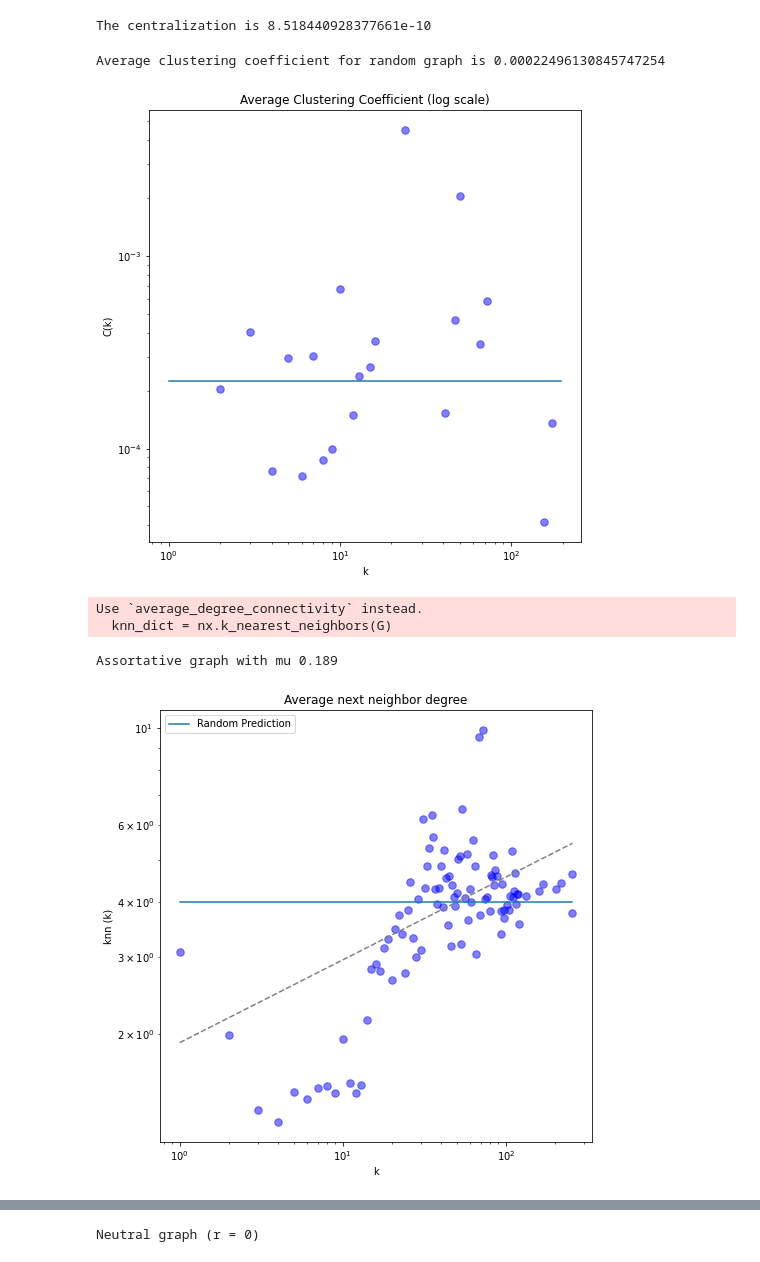
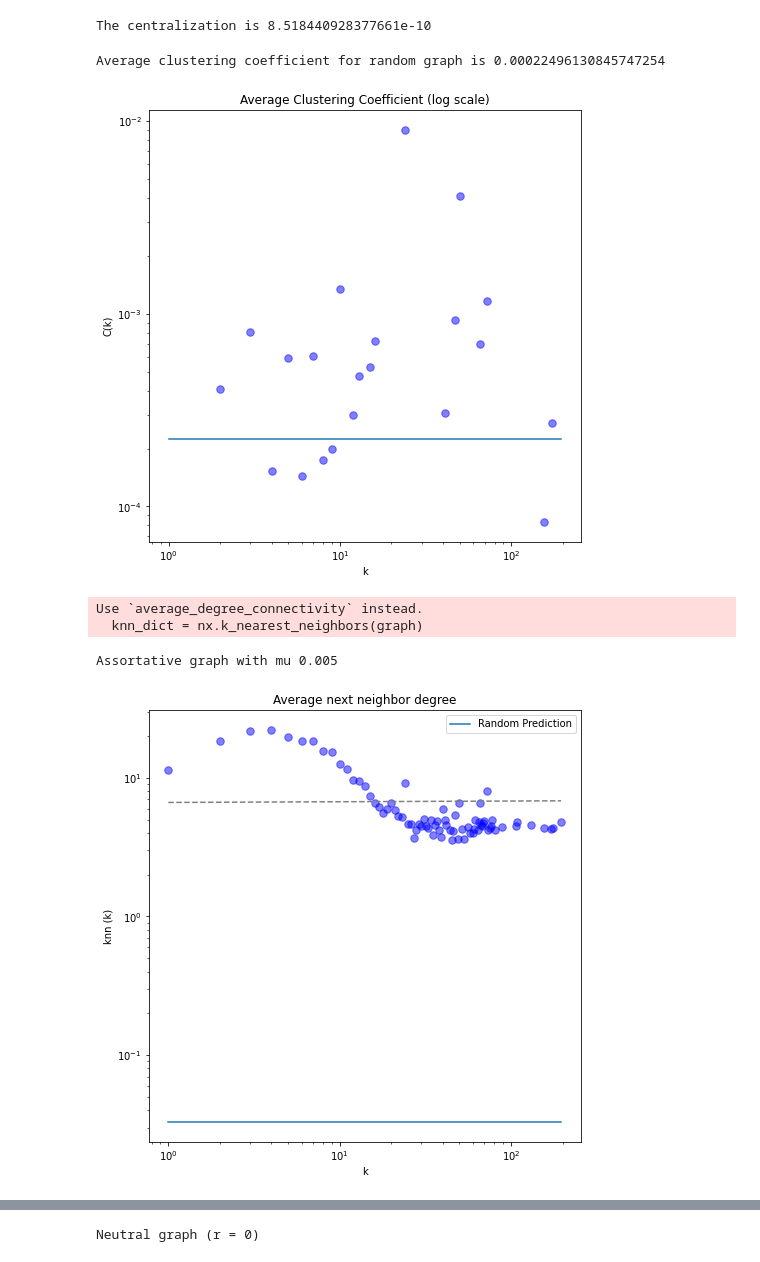
Before and after one commit to omeryefet/Complex_Networks, a Jupyter notebook: Project2022.ipynb, the cells around one changed output, grey strips where cells are left out. Saved outputs shown, nothing was run; the diff lists cells and outputs as text; code cells hidden in the pictures.

Commit message:
changed plot function to accept graph

```diff
--- a/Project2022.ipynb
+++ b/Project2022.ipynb
@@ -128,8 +111,12 @@ years_range = [(1990, 1994), (1995, 1999), (2000, 2004), (2005,2009), (2010, 201
 years_dict = {i:year_range for i,year_range in enumerate(years_range)}
 df_list =[df[(df['Funded_Year'] <= year_range[1]) & (df['Funded_Year'] >= year_range[0])] for year_range in years_range]
 graph_list = [nx.from_pandas_edgelist(df_list[i],source='Investor_Name',target='Company_Name', edge_attr=['Company_Market','Raised_Amount_USD'], create_using=nx.MultiDiGraph()) for i, _ in enumerate(years_range)]
-graph_list_companies = [make_companies_graph(df) for df in df_list]
-graph_list_investores = [make_investors_graph(df) for df in df_list]
+graph_list_bipartite = [nx.from_pandas_edgelist(df_list[i],source='Investor_Name',target='Company_Name', edge_attr=['Company_Market','Raised_Amount_USD'], create_using=nx.Graph()) for i in range(len(df_list))] # Regular bipartite
+graph_list_companies = [make_companies_graph(df) for df in df_list] # Company projections
+graph_list_investores = [make_investors_graph(df) for df in df_list] # Investor projections
+
+# Save gephi files
+#[nx.write_gexf(gs3[i], f"GephiInvestors{i}.gexf") for i in range(len(gs3))]
 # %% [markdown]
 #### General distributions
 # %%
@@ -489,12 +471,12 @@ print_centralization(3,'Closeness')
 # %% [output]
 The centralization is 8.518440928377661e-10
 # %%
-def plot_clustering_coefficient(num):
-    G = nx.from_pandas_edgelist(df_list[num],source='Investor_Name',target='Company_Name', edge_attr=['Company_Market','Raised_Amount_USD'], create_using=nx.DiGraph())
+def plot_clustering_coefficient(graph, num):
+    # num is used only to save the image with number
     clustering_dict = defaultdict(list)
-    for node in G.nodes():
-        k = G.degree(node)
-        clustering_dict[k].append(nx.clustering(G,node))
+    for node in graph.nodes():
+        k = graph.degree(node)
+        clustering_dict[k].append(nx.clustering(graph,node))
     k_list = sorted(clustering_dict.keys())
     clustering_list = []
     for k in k_list:
@@ -506,54 +488,53 @@ def plot_clustering_coefficient(num):
     axes.set_ylabel('C(k)')
     axes.set_title('Average Clustering Coefficient (log scale)')
     # fig.savefig(f'plots/clustering_coefficient_{num}.png', bbox_inches='tight')
-    N = G.number_of_nodes()
-    L = G.number_of_edges()
+    N = graph.number_of_nodes()
+    L = graph.number_of_edges()
     p = (2*L)/(N*(N-1))
     print('Average clustering coefficient for random graph is {}'.format(p))
     axes.plot(k_list,[p]*len(k_list))
     plt.show()
 
-plot_clustering_coefficient(3)
+plot_clustering_coefficient(graph_list_bipartite[3], 3)
 # %% [output]
 Average clustering coefficient for random graph is 0.00022496130845747254
-[figure, old version]
+[figure, new version]
 # %%
 def fit_func(x,a,mu):
     return (a*x)**mu
 # %%
-def plot_knn(num):
-    G = graph_list[num]
-    knn_dict = nx.k_nearest_neighbors(G)
+def plot_knn(graph):
+    knn_dict = nx.k_nearest_neighbors(graph)
     k_lst = sorted(knn_dict.keys())
     knn_lst = []
     for k in k_lst:
         knn_lst.append(knn_dict[k])
     fig = plt.figure(figsize=(6,6))
     axes = fig.add_axes([1,1,1,1])
     axes.loglog(k_lst,knn_lst,'b.', markersize=15, alpha=0.5)
     axes.set_xlabel('k')
     axes.set_ylabel('knn (k)')
     axes.set_title('Average next neighbor degree')
     try:
-        popt, pcov = curve_fit(fit_func, np.array(k_lst), np.array(knn_lst),maxfev=5000)
+        popt, _ = curve_fit(fit_func, np.array(k_lst), np.array(knn_lst),maxfev=5000)
         axes.loglog(np.array(k_lst), fit_func(np.array(k_lst), *popt), '--', c='gray')
-        axes.plot(np.array(k_lst), np.array([2*G.number_of_edges()/G.number_of_nodes()]*len(k_lst)),label='Random Prediction')
+        axes.plot(np.array(k_lst), np.array([2*G.number_of_edges()/graph.number_of_nodes()]*len(k_lst)),label='Random Prediction')
         if popt[1] > 0:
             print(f'Assortative graph with mu {round(popt[1],3)}')
         elif popt[1] < 0:
             print(f'Disassortative graph with mu {round(popt[1],3)}')
         else:
             print(f'Neutral graph (mu = 0)')
     except:
         pass
     # fig.savefig('plots/knn.png', bbox_inches='tight')
     plt.legend()
     plt.show()
 
-plot_knn(3)
+plot_knn(graph_list_bipartite[3])
 # %% [output]
 Use `average_degree_connectivity` instead.
-  knn_dict = nx.k_nearest_neighbors(G)
+  knn_dict = nx.k_nearest_neighbors(graph)
-Assortative graph with mu 0.189
+Assortative graph with mu 0.005
-[figure, old version]
+[figure, new version]
 # %%
```
Also changed, not shown: parts of 24 cells of this notebook, 1 other file.
